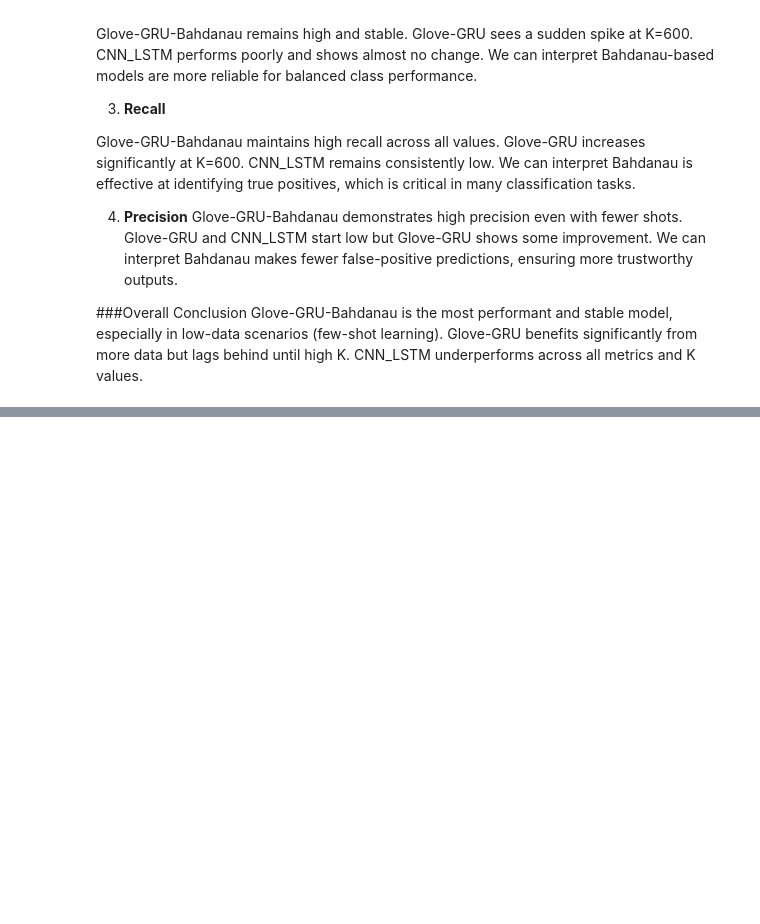
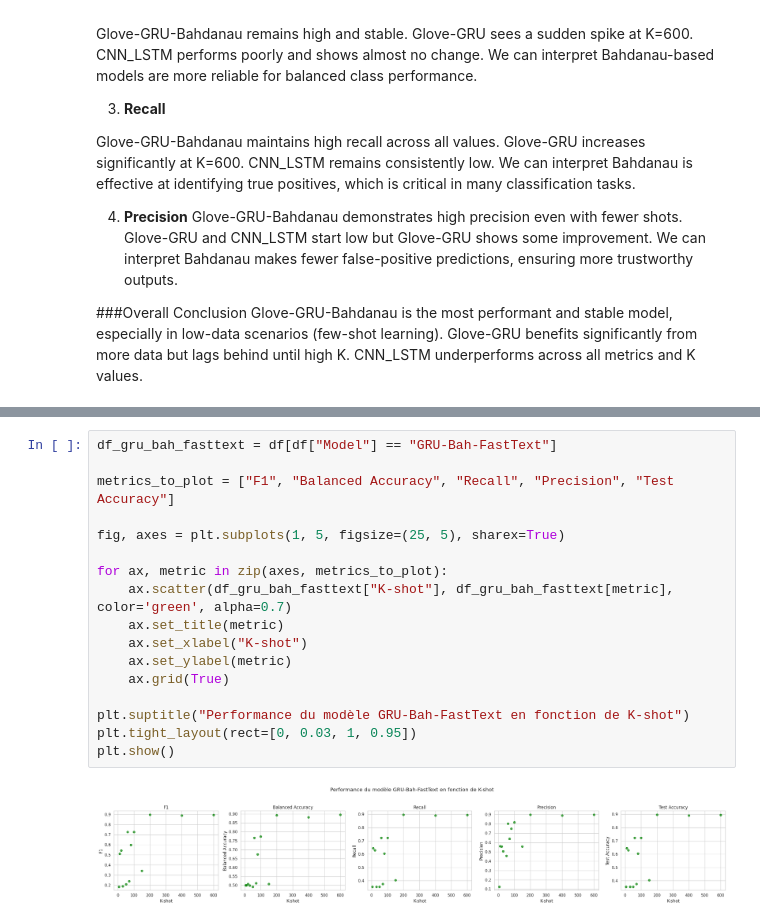
Before and after one commit to etoMvom/masterThesis, a Jupyter notebook: code/binary-class/notebooks/Binary_Class_Few_Shot_Training.ipynb, the cells around one changed output, grey strips where cells are left out. Drawn from its saved outputs; the diff is of its cells as text; blank space fills up the shorter version.

```diff
--- a/code/binary-class/notebooks/Binary_Class_Few_Shot_Training.ipynb
+++ b/code/binary-class/notebooks/Binary_Class_Few_Shot_Training.ipynb
@@ -849,0 +943,19 @@ CNN_LSTM underperforms across all metrics and K values.
+# %%
+df_gru_bah_fasttext = df[df["Model"] == "GRU-Bah-FastText"]
+
+metrics_to_plot = ["F1", "Balanced Accuracy", "Recall", "Precision", "Test Accuracy"]
+
+fig, axes = plt.subplots(1, 5, figsize=(25, 5), sharex=True)
+
+for ax, metric in zip(axes, metrics_to_plot):
+    ax.scatter(df_gru_bah_fasttext["K-shot"], df_gru_bah_fasttext[metric], color='green', alpha=0.7)
+    ax.set_title(metric)
+    ax.set_xlabel("K-shot")
+    ax.set_ylabel(metric)
+    ax.grid(True)
+
+plt.suptitle("Performance du modèle GRU-Bah-FastText en fonction de K-shot")
+plt.tight_layout(rect=[0, 0.03, 1, 0.95])
+plt.show()
+# %% [output]
+[figure, added]
```
Also changed, not shown: parts of 9 cells of this notebook.
